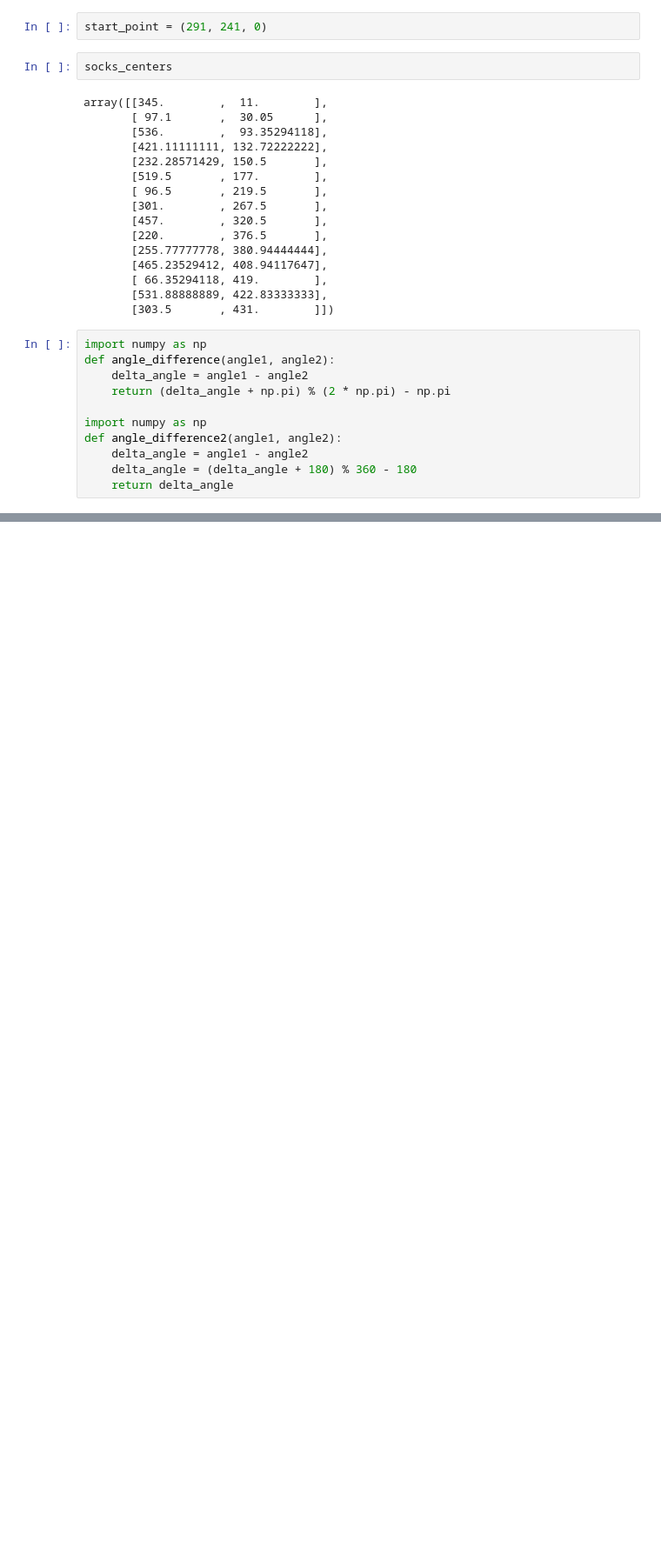
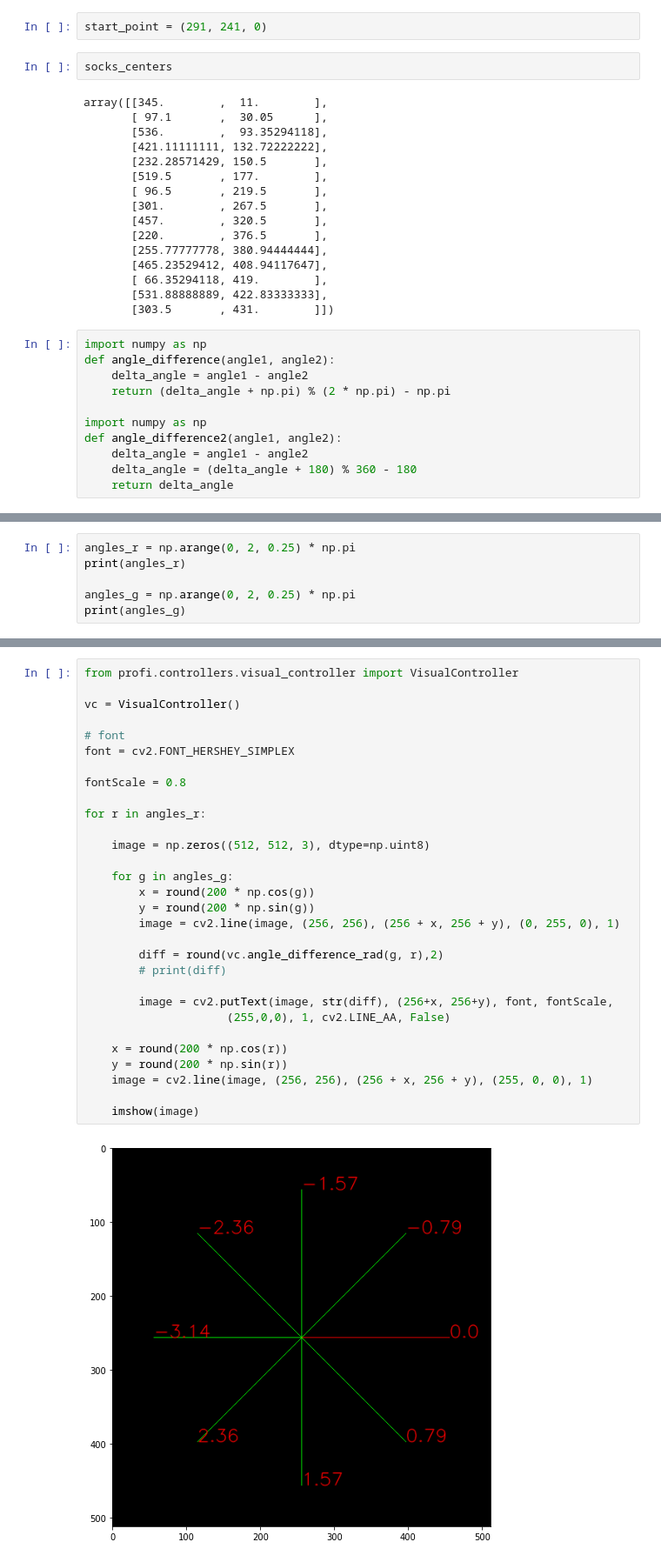
Before and after one commit to quetalasj/profi2022_master_solution, a Jupyter notebook: scripts/tests.ipynb, the cells around one changed output, grey strips where cells are left out. Shown: that part at 87% size. Saved outputs shown, nothing was run; the diff lists cells and outputs as text; blank space fills up the shorter version.

```diff
--- a/scripts/tests.ipynb
+++ b/scripts/tests.ipynb
@@ -206,0 +103,6 @@ a[:-1]
+# %%
+angles_r = np.arange(0, 2, 0.25) * np.pi
+print(angles_r)
+
+angles_g = np.arange(0, 2, 0.25) * np.pi
+print(angles_g)
@@ -206,0 +118,32 @@ a[:-1]
+# %%
+from profi.controllers.visual_controller import VisualController
+
+vc = VisualController()
+
+# font
+font = cv2.FONT_HERSHEY_SIMPLEX
+
+fontScale = 0.8
+
+for r in angles_r:
+
+    image = np.zeros((512, 512, 3), dtype=np.uint8)
+
+    for g in angles_g:
+        x = round(200 * np.cos(g))
+        y = round(200 * np.sin(g))
+        image = cv2.line(image, (256, 256), (256 + x, 256 + y), (0, 255, 0), 1)
+
+        diff = round(vc.angle_difference_rad(g, r),2)
+        # print(diff)
+
+        image = cv2.putText(image, str(diff), (256+x, 256+y), font, fontScale,
+                     (255,0,0), 1, cv2.LINE_AA, False)
+
+    x = round(200 * np.cos(r))
+    y = round(200 * np.sin(r))
+    image = cv2.line(image, (256, 256), (256 + x, 256 + y), (255, 0, 0), 1)
+
+    imshow(image)
+# %% [output]
+[figure, added]
```
Also changed, not shown: parts of 21 cells of this notebook, 2 other files.
